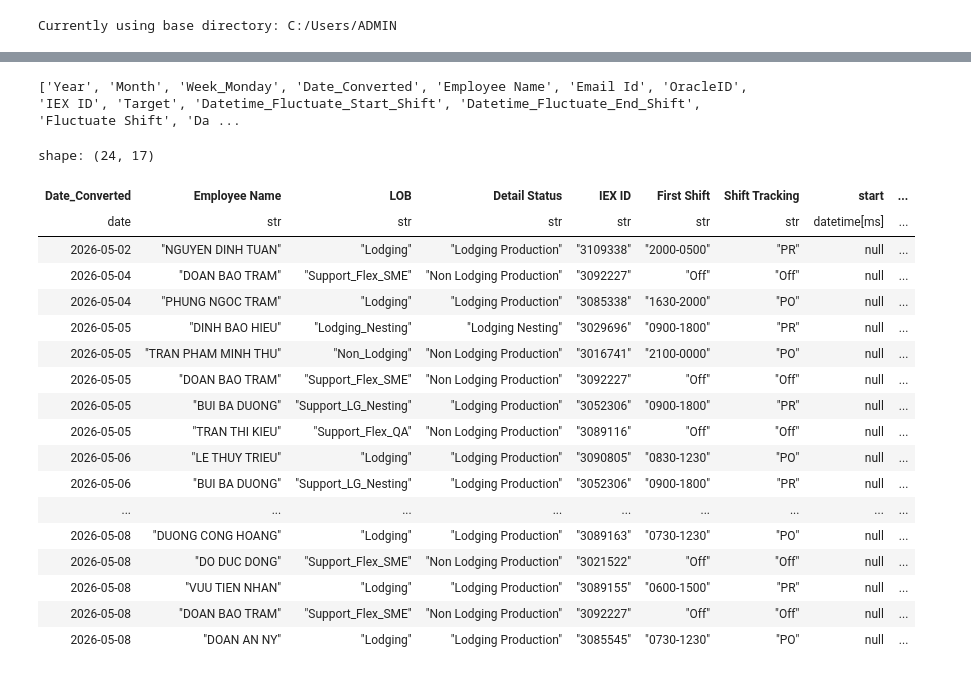
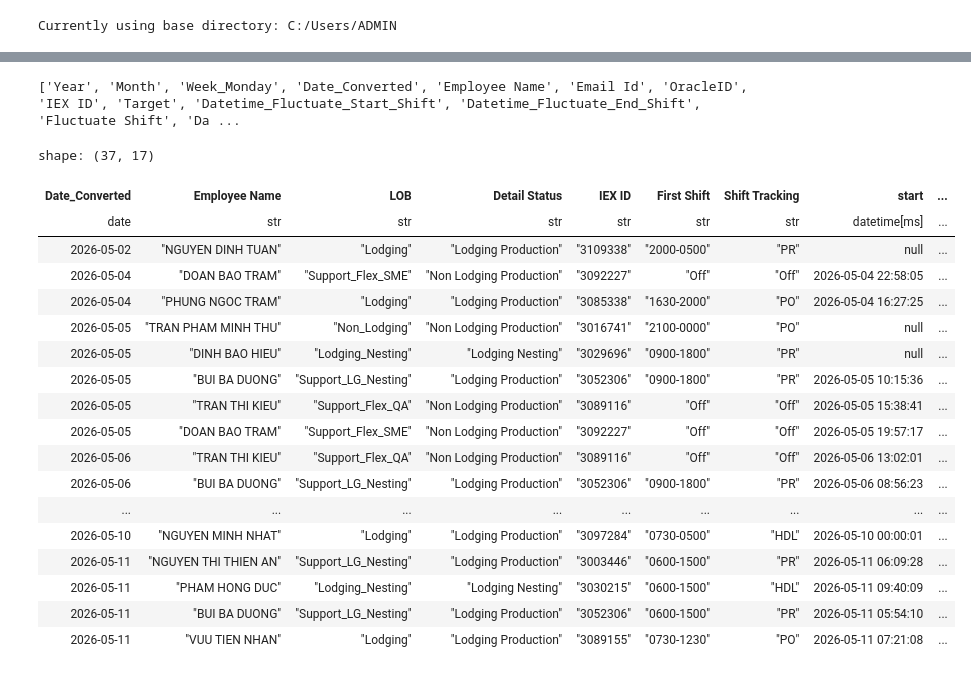
Before and after one commit to NguyenHuuChinh1998/CODE, a Jupyter notebook: Dashboard.ipynb, the cells around one changed output, grey strips where cells are left out. Saved outputs shown, nothing was run; the diff lists cells and outputs as text; code cells hidden in the pictures.

```diff
--- a/Dashboard.ipynb
+++ b/Dashboard.ipynb
@@ -194,50 +191,50 @@ RTA_REPORT_GENERATE = RTA_REPORT_GENERATE.with_columns([
     .alias('hc_present')
 ])
 
 filtered_data = RTA_REPORT_GENERATE.select([
     'Date_Converted', 'Employee Name', 'LOB', 'Detail Status','IEX ID','First Shift','Shift Tracking',
     'start', 'end','Target', 'duration', 'sum_productive','training-idle','Extra Time', 'hc_schedule',
     'hc_actual', 'hc_present'
 ])
 filtered_data = filtered_data.with_columns([
     pl.col('hc_actual').cast(pl.Float64),
     pl.col('hc_present').cast(pl.Float64)
 ])
 
 start_date = '2026-05-01'
-end_date = '2026-05-08'
+end_date = '2026-05-11'
 
 start_date_parsed = pl.lit(start_date).str.strptime(pl.Date, format='%Y-%m-%d')
 end_date_parsed = pl.lit(end_date).str.strptime(pl.Date, format='%Y-%m-%d')
 
 sorted_data = filtered_data.sort('Date_Converted')
 filtered_data = sorted_data.filter((pl.col('Date_Converted') >= start_date_parsed) & (pl.col('Date_Converted') <= end_date_parsed))
 
 filtered_data_pd = filtered_data.to_pandas()
 
 filtered_data_1 = filter_shift_discrepancies(filtered_data)
 filtered_data_1
 # %% [output]
 ['Year', 'Month', 'Week_Monday', 'Date_Converted', 'Employee Name', 'Email Id', 'OracleID', 'IEX ID', 'Target', 'Datetime_Fluctuate_Start_Shift', 'Datetime_Fluctuate_End_Shift', 'Fluctuate Shift', 'Da ...
-shape: (24, 17)
+shape: (37, 17)
 | Date_Converted | Employee Name | LOB | Detail Status | IEX ID | First Shift | Shift Tracking | start | ... |
 | date | str | str | str | str | str | str | datetime[ms] | ... |
 | 2026-05-02 | "NGUYEN DINH TUAN" | "Lodging" | "Lodging Production" | "3109338" | "2000-0500" | "PR" | null | ... |
-| 2026-05-04 | "DOAN BAO TRAM" | "Support_Flex_SME" | "Non Lodging Production" | "3092227" | "Off" | "Off" | null | ... |
-| 2026-05-04 | "PHUNG NGOC TRAM" | "Lodging" | "Lodging Production" | "3085338" | "1630-2000" | "PO" | null | ... |
+| 2026-05-04 | "DOAN BAO TRAM" | "Support_Flex_SME" | "Non Lodging Production" | "3092227" | "Off" | "Off" | 2026-05-04 22:58:05 | ... |
+| 2026-05-04 | "PHUNG NGOC TRAM" | "Lodging" | "Lodging Production" | "3085338" | "1630-2000" | "PO" | 2026-05-04 16:27:25 | ... |
+| 2026-05-05 | "TRAN PHAM MINH THU" | "Non_Lodging" | "Non Lodging Production" | "3016741" | "2100-0000" | "PO" | null | ... |
 | 2026-05-05 | "DINH BAO HIEU" | "Lodging_Nesting" | "Lodging Nesting" | "3029696" | "0900-1800" | "PR" | null | ... |
-| 2026-05-05 | "TRAN PHAM MINH THU" | "Non_Lodging" | "Non Lodging Production" | "3016741" | "2100-0000" | "PO" | null | ... |
-| 2026-05-05 | "DOAN BAO TRAM" | "Support_Flex_SME" | "Non Lodging Production" | "3092227" | "Off" | "Off" | null | ... |
-| 2026-05-05 | "BUI BA DUONG" | "Support_LG_Nesting" | "Lodging Production" | "3052306" | "0900-1800" | "PR" | null | ... |
-| 2026-05-05 | "TRAN THI KIEU" | "Support_Flex_QA" | "Non Lodging Production" | "3089116" | "Off" | "Off" | null | ... |
-| 2026-05-06 | "LE THUY TRIEU" | "Lodging" | "Lodging Production" | "3090805" | "0830-1230" | "PO" | null | ... |
-| 2026-05-06 | "BUI BA DUONG" | "Support_LG_Nesting" | "Lodging Production" | "3052306" | "0900-1800" | "PR" | null | ... |
+| 2026-05-05 | "BUI BA DUONG" | "Support_LG_Nesting" | "Lodging Production" | "3052306" | "0900-1800" | "PR" | 2026-05-05 10:15:36 | ... |
+| 2026-05-05 | "TRAN THI KIEU" | "Support_Flex_QA" | "Non Lodging Production" | "3089116" | "Off" | "Off" | 2026-05-05 15:38:41 | ... |
+| 2026-05-05 | "DOAN BAO TRAM" | "Support_Flex_SME" | "Non Lodging Production" | "3092227" | "Off" | "Off" | 2026-05-05 19:57:17 | ... |
+| 2026-05-06 | "TRAN THI KIEU" | "Support_Flex_QA" | "Non Lodging Production" | "3089116" | "Off" | "Off" | 2026-05-06 13:02:01 | ... |
+| 2026-05-06 | "BUI BA DUONG" | "Support_LG_Nesting" | "Lodging Production" | "3052306" | "0900-1800" | "PR" | 2026-05-06 08:56:23 | ... |
 | ... | ... | ... | ... | ... | ... | ... | ... | ... |
-| 2026-05-08 | "DUONG CONG HOANG" | "Lodging" | "Lodging Production" | "3089163" | "0730-1230" | "PO" | null | ... |
-| 2026-05-08 | "DO DUC DONG" | "Support_Flex_SME" | "Non Lodging Production" | "3021522" | "Off" | "Off" | null | ... |
-| 2026-05-08 | "VUU TIEN NHAN" | "Lodging" | "Lodging Production" | "3089155" | "0600-1500" | "PR" | null | ... |
-| 2026-05-08 | "DOAN BAO TRAM" | "Support_Flex_SME" | "Non Lodging Production" | "3092227" | "Off" | "Off" | null | ... |
-| 2026-05-08 | "DOAN AN NY" | "Lodging" | "Lodging Production" | "3085545" | "0730-1230" | "PO" | null | ... |
+| 2026-05-10 | "NGUYEN MINH NHAT" | "Lodging" | "Lodging Production" | "3097284" | "0730-0500" | "HDL" | 2026-05-10 00:00:01 | ... |
+| 2026-05-11 | "NGUYEN THI THIEN AN" | "Support_LG_Nesting" | "Lodging Production" | "3003446" | "0600-1500" | "PR" | 2026-05-11 06:09:28 | ... |
+| 2026-05-11 | "PHAM HONG DUC" | "Lodging_Nesting" | "Lodging Nesting" | "3030215" | "0600-1500" | "HDL" | 2026-05-11 09:40:09 | ... |
+| 2026-05-11 | "BUI BA DUONG" | "Support_LG_Nesting" | "Lodging Production" | "3052306" | "0600-1500" | "PR" | 2026-05-11 05:54:10 | ... |
+| 2026-05-11 | "VUU TIEN NHAN" | "Lodging" | "Lodging Production" | "3089155" | "0730-1230" | "PO" | 2026-05-11 07:21:08 | ... |
 # %%
 # def get_xlsx_filenames(data_dir):
 #     xlsx_files = []
```
Also changed, not shown: parts of 2 cells of this notebook, 19 other files.
